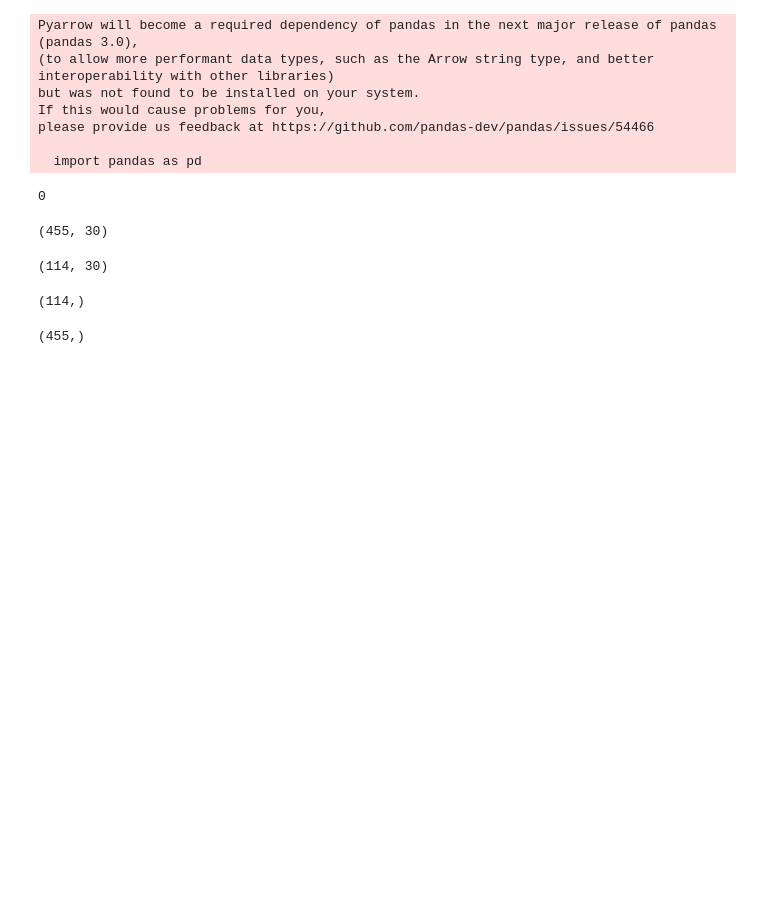
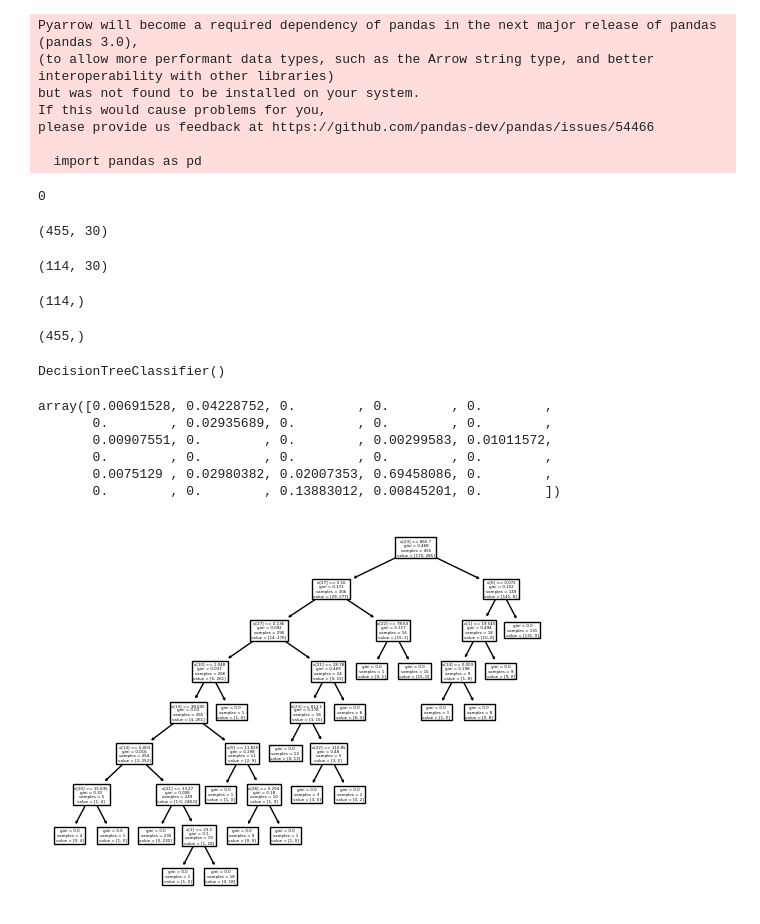
Before and after one commit to natasablagojevic/ip1_2024, a Jupyter notebook: 04/1.ipynb, the cells around one changed output. Drawn from its saved outputs; the diff is of its cells as text; code cells hidden in the pictures; blank space fills up the shorter version.

```diff
--- a/04/1.ipynb
+++ b/04/1.ipynb
@@ -74,3 +74,16 @@ y_train.shape
 # kako bi smo regurisali stabla, potrebno je da ogranicimo dubinu stabla ili da izvrsimo potkresivanje
 
 model = DecisionTreeClassifier()
+# %%
+model.fit(X_train, y_train)
+# %% [output]
+DecisionTreeClassifier()
+# %%
+model.feature_importances_
+# %% [output]
+array([0.00691528, 0.04228752, 0.        , 0.        , 0.        ,
+       0.        , 0.02935689, 0.        , 0.        , 0.        ,
+       0.00907551, 0.        , 0.        , 0.00299583, 0.01011572,
+       0.        , 0.        , 0.        , 0.        , 0.        ,
+       0.0075129 , 0.02980382, 0.02007353, 0.69458086, 0.        ,
+       0.        , 0.        , 0.13883012, 0.00845201, 0.        ])
@@ -76,0 +92,4 @@ model = DecisionTreeClassifier()
+# %%
+_ = plot_tree(model)
+# %% [output]
+[figure, added]
```
Also changed, not shown: parts of 1 cell of this notebook.
